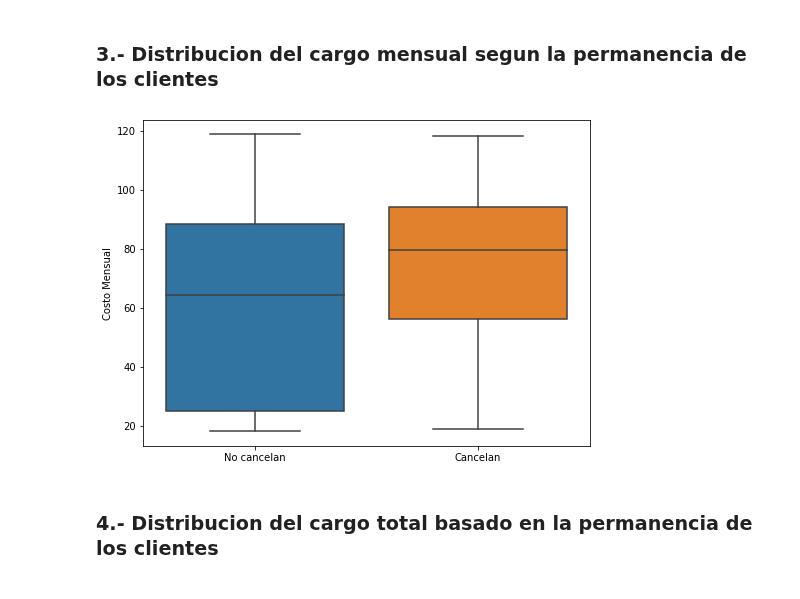
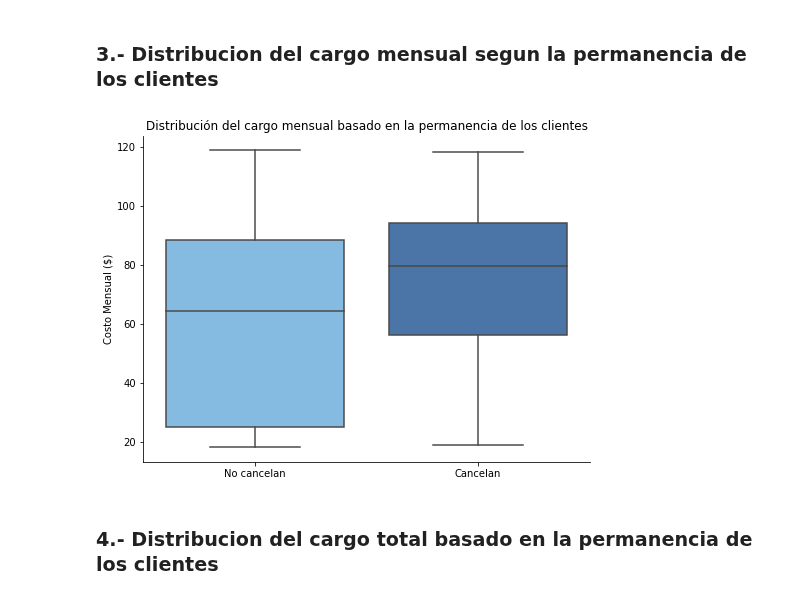
Before and after one commit to jbernalg/challenge_TelecomX, a Jupyter notebook: challenge_telecomx.ipynb, the cells around one changed output. Cells and saved outputs as stored; diff of their text form; code cells hidden in the pictures.

Commit message:
guardando graficos

```diff
--- a/challenge_telecomx.ipynb
+++ b/challenge_telecomx.ipynb
@@ -893,16 +905,26 @@ plt.show()
 # %% [markdown]
 ### 3.- Distribucion del cargo mensual segun la permanencia de los clientes
 # %%
-# Crear grafico de linea
+# definir colores para cada clase
+color = ['#77BEF0', '#3D74B6']
+
+# Crear grafico boxpplot
 fig, ax = plt.subplots(figsize=(8, 6))
+sns.boxplot(x='cancelacion', y='cuenta_mensual', data=df_exp, palette=color)
 
-sns.boxplot(x='cancelacion', y='cuenta_mensual', data=df_exp)
+# personalizar grafico
+plt.title('Distribución del cargo mensual basado en la permanencia de los clientes', fontsize=12)
+plt.xlabel('')
+plt.ylabel('Costo Mensual ($)')
+ax.set_xticklabels(['No cancelan', 'Cancelan'])
 
-plt.xlabel('')
-plt.ylabel('Costo Mensual')
-ax.set_xticklabels(['No cancelan', 'Cancelan'])
+# quitar lineas del grafico segun su posicion
+sns.despine(top=True, right=True)
+
+# guardar grafico
+plt.savefig('./data_out/dist_cargo_mensual.png', dpi=300, bbox_inches='tight')
 plt.show()
 # %% [output]
-[figure, old version]
+[figure, new version]
 # %% [markdown]
 ### 4.- Distribucion del cargo total basado en la permanencia de los clientes
```
Also changed, not shown: parts of 16 cells of this notebook, 9 other files.
